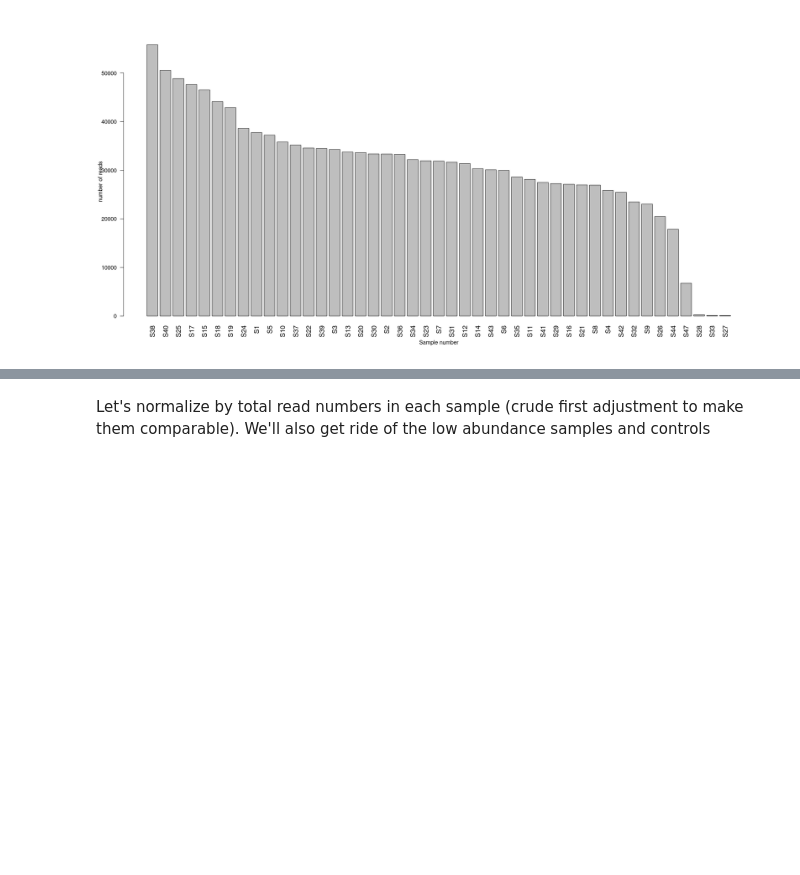
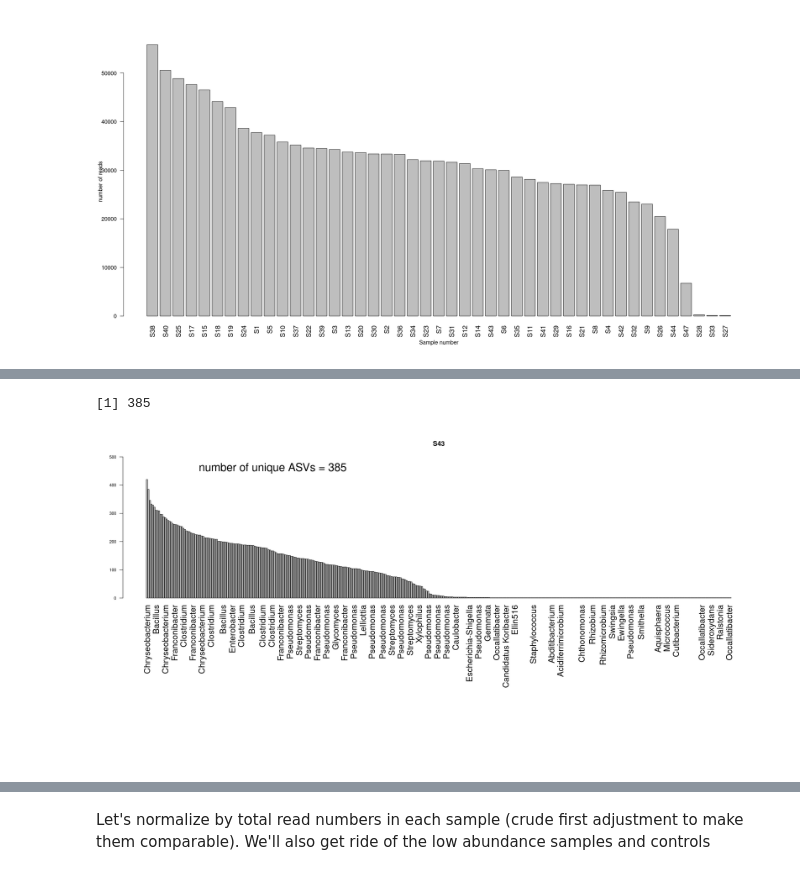
Before and after one commit to danchurch/sphagnumCUEmetabarcoding, a Jupyter notebook: sequenceAnalysis/firstLookPeat16s.ipynb, the cells around one changed output, grey strips where cells are left out. Saved outputs shown, nothing was run; the diff lists cells and outputs as text; code cells hidden in the pictures; blank space fills up the shorter version.

```diff
--- a/sequenceAnalysis/firstLookPeat16s.ipynb
+++ b/sequenceAnalysis/firstLookPeat16s.ipynb
@@ -197,0 +252,5 @@ A sample_data: 3 × 5
+# %%
+rankAb(ps.inTree,"S43")
+# %% [output]
+[1] 385
+[figure, added]
```
Also changed, not shown: parts of 27 cells of this notebook, 1 other file.
